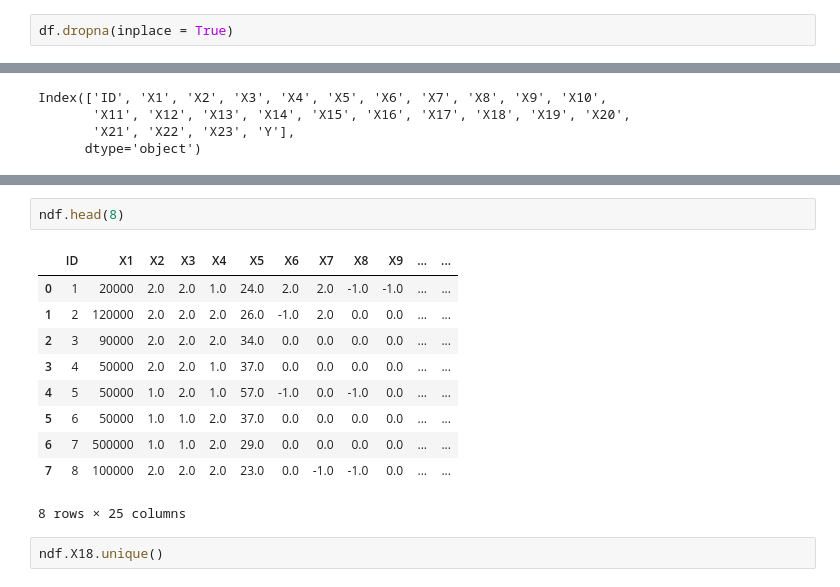
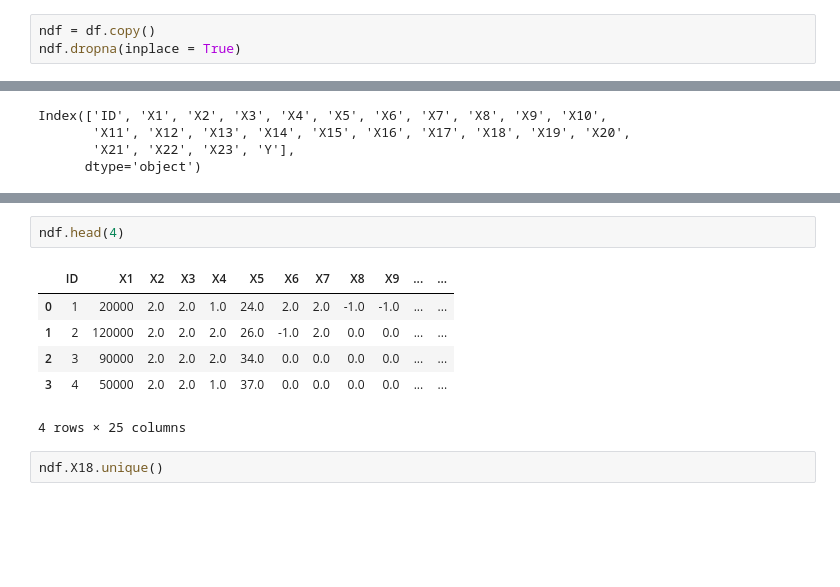
Before and after one commit to PosgradoMNA/actividades-del-projecto-equipo_98, a Jupyter notebook: Actividad3_Semana3.ipynb, the cells around one changed output, grey strips where cells are left out. Cells and saved outputs as stored; diff of their text form; blank space fills up the shorter version.

```diff
--- a/Actividad3_Semana3.ipynb
+++ b/Actividad3_Semana3.ipynb
@@ -124,5 +131,6 @@ dtype: bool
 # %%
-df.dropna(inplace = True)
+ndf = df.copy()
+ndf.dropna(inplace = True)
 # %%
 ndf.columns
 # %% [output]
@@ -381,18 +386,14 @@ X22
 X23
 Y
 # %%
-ndf.head(8)
+ndf.head(4)
 # %% [output]
 |  | ID | X1 | X2 | X3 | X4 | X5 | X6 | X7 | X8 | X9 | ... | ... |
 | 0 | 1 | 20000 | 2.0 | 2.0 | 1.0 | 24.0 | 2.0 | 2.0 | -1.0 | -1.0 | ... | ... |
 | 1 | 2 | 120000 | 2.0 | 2.0 | 2.0 | 26.0 | -1.0 | 2.0 | 0.0 | 0.0 | ... | ... |
 | 2 | 3 | 90000 | 2.0 | 2.0 | 2.0 | 34.0 | 0.0 | 0.0 | 0.0 | 0.0 | ... | ... |
 | 3 | 4 | 50000 | 2.0 | 2.0 | 1.0 | 37.0 | 0.0 | 0.0 | 0.0 | 0.0 | ... | ... |
-| 4 | 5 | 50000 | 1.0 | 2.0 | 1.0 | 57.0 | -1.0 | 0.0 | -1.0 | 0.0 | ... | ... |
-| 5 | 6 | 50000 | 1.0 | 1.0 | 2.0 | 37.0 | 0.0 | 0.0 | 0.0 | 0.0 | ... | ... |
-| 6 | 7 | 500000 | 1.0 | 1.0 | 2.0 | 29.0 | 0.0 | 0.0 | 0.0 | 0.0 | ... | ... |
-| 7 | 8 | 100000 | 2.0 | 2.0 | 2.0 | 23.0 | 0.0 | -1.0 | -1.0 | 0.0 | ... | ... |
-8 rows × 25 columns
+4 rows × 25 columns
 # %%
 ndf.X18.unique()
 # %% [output]
```
Also changed, not shown: parts of 43 cells of this notebook.
